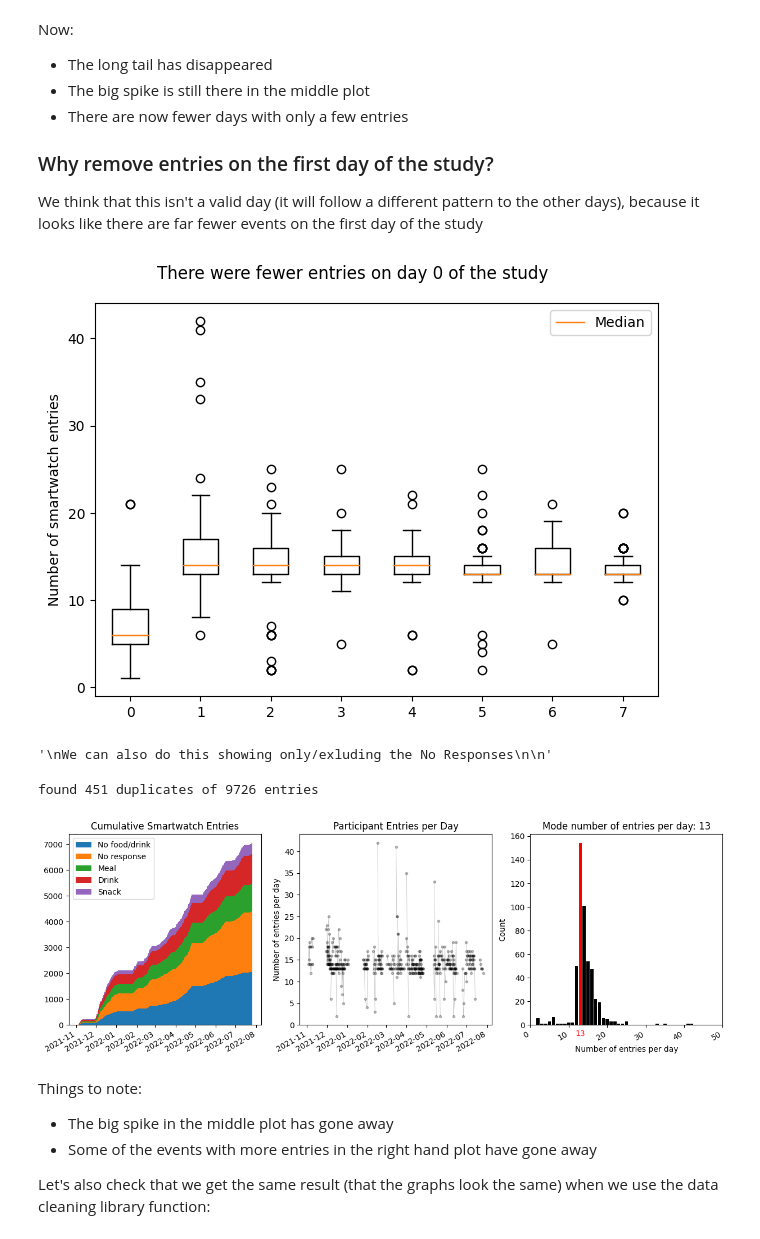
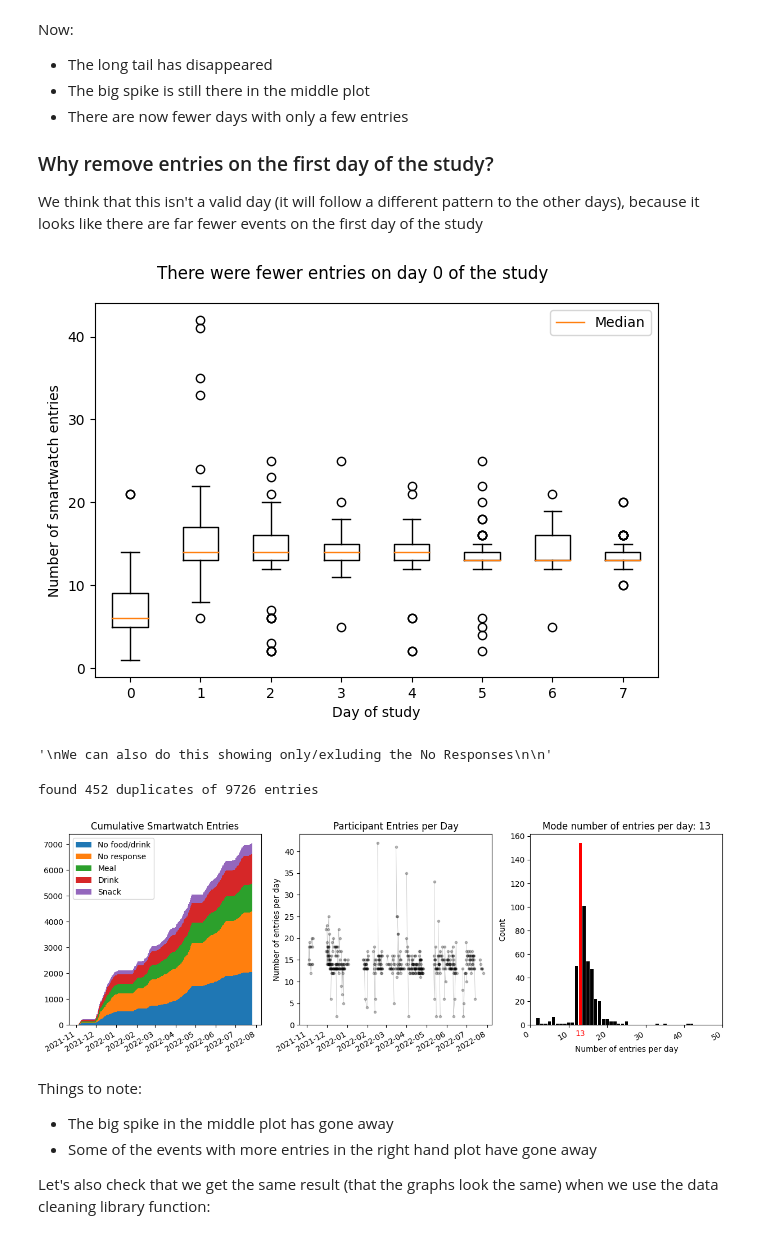
Before and after one commit to richard-lane/seaco_malaysia, a Jupyter notebook: smartwatch_data_cleaning.ipynb, the cells around one changed output. Cells and saved outputs as stored; diff of their text form; code cells hidden in the pictures.

```diff
--- a/smartwatch_data_cleaning.ipynb
+++ b/smartwatch_data_cleaning.ipynb
@@ -57,6 +57,9 @@ def _data():
     # Remove catchup markers and entries
     meal_info = clean.remove_catchups(meal_info)
 
+    # Sort by date
+    meal_info = meal_info.sort_index()
+
     return meal_info
 
 
@@ -158,34 +161,35 @@ def boxplot(meal_df: pd.DataFrame, path: str, *, title: str = None):
     """
     fig, axis = plt.subplots()
     occurrences_per_day = []
     for day in range(8):
         # Find entries on this day
         mask = (meal_df["delta"] > pd.Timedelta(days=day)) & (
             meal_df["delta"] < pd.Timedelta(days=day + 1)
         )
         df_slice = meal_df[mask]
 
         # Find how many entries each participant has
         _, occurrences = np.unique(df_slice["p_id"], return_counts=True)
         occurrences_per_day.append(occurrences)
 
     boxes = axis.boxplot(occurrences_per_day, showmeans=False)
 
     axis.set_xticks(range(1, 9), labels=range(8))
     axis.set_ylabel("Number of smartwatch entries")
+    axis.set_xlabel("Day of study")
     axis.legend(boxes["medians"], ["Median"])
 
     fig.suptitle(
         "There were fewer entries on day 0 of the study" if title is None else title
     )
 
     fig.tight_layout()
     fig.savefig(path)
 
 
 boxplot(meal_info, "img/n_entries_per_day_boxplot.png")
 # %% [output]
-[figure, old version]
+[figure, new version]
 # %%
 """
 We can also do this showing only/exluding the No Responses
@@ -224,7 +228,7 @@ meal_info = remove_after(remove_before(remove_day1(meal_info)))
 
 three_plots(meal_info, "img/removed_duplicates.png")
 # %% [output]
-found 451 duplicates of 9726 entries
+found 452 duplicates of 9726 entries
 [figure]
 # %% [markdown]
 Things to note:
```
Also changed, not shown: parts of 1 cell of this notebook, 2 other files.
